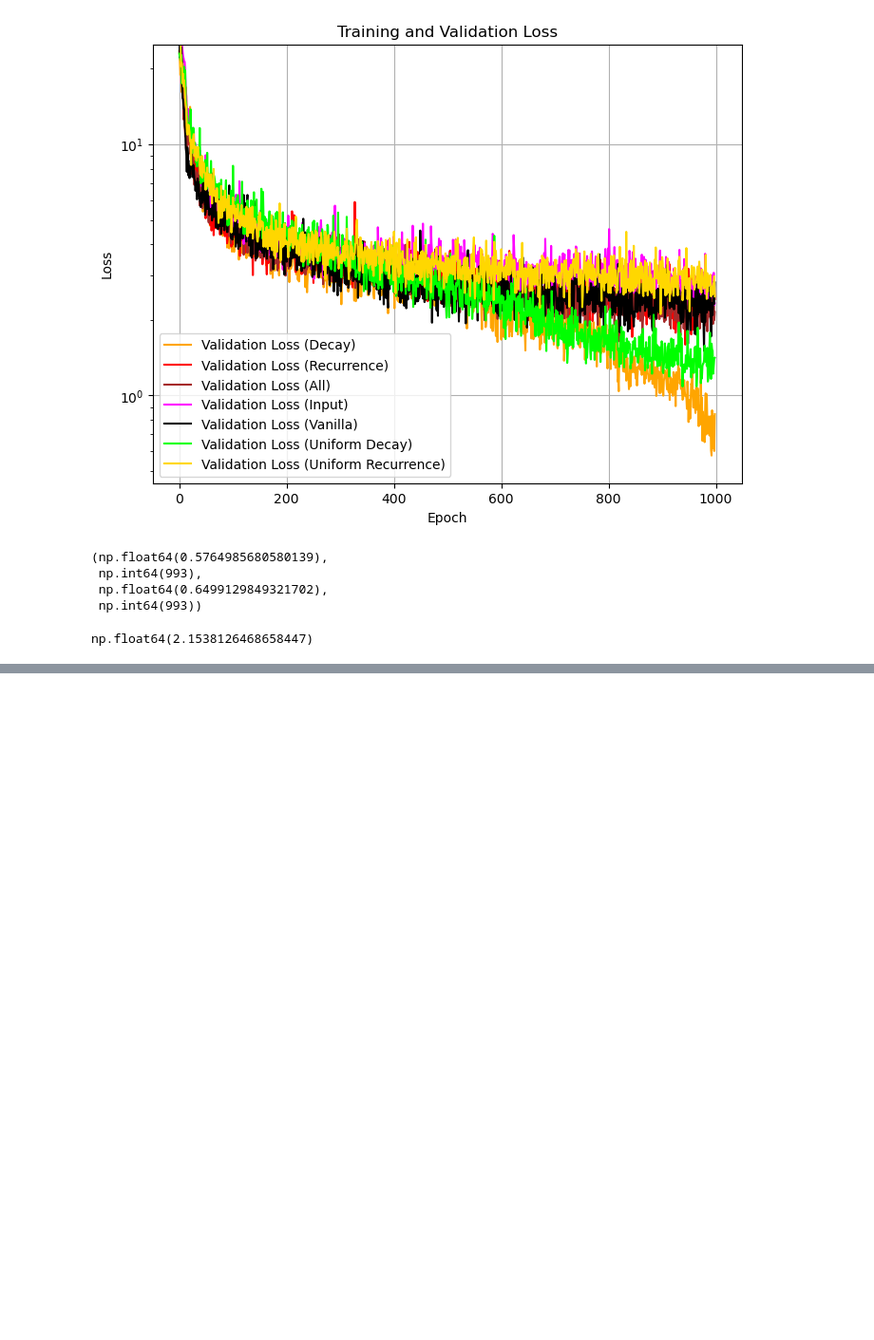
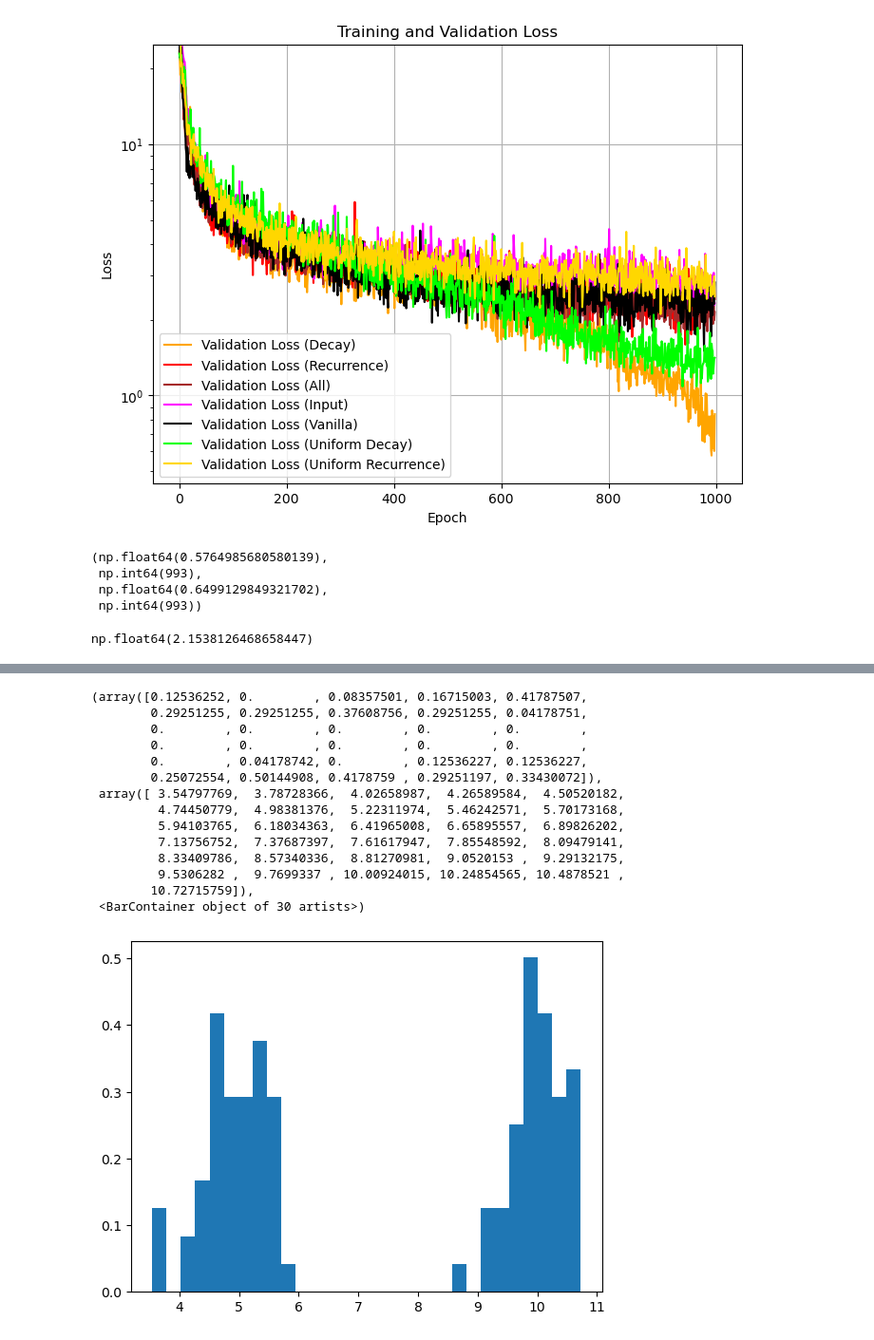
Before and after one commit to ahiggs13/timescale_RNN, a Jupyter notebook: test.ipynb, the cells around one changed output, grey strips where cells are left out. Shown at 95% size. Drawn from its saved outputs; the diff is of its cells as text; code cells hidden in the pictures; blank space fills up the shorter version.

```diff
--- a/test.ipynb
+++ b/test.ipynb
@@ -172,0 +221,18 @@ np.float64(2.1538126468658447)
+# %%
+plt.hist(dist, bins=30, density=True)
+# %% [output]
+(array([0.12536252, 0.        , 0.08357501, 0.16715003, 0.41787507,
+        0.29251255, 0.29251255, 0.37608756, 0.29251255, 0.04178751,
+        0.        , 0.        , 0.        , 0.        , 0.        ,
+        0.        , 0.        , 0.        , 0.        , 0.        ,
+        0.        , 0.04178742, 0.        , 0.12536227, 0.12536227,
+        0.25072554, 0.50144908, 0.4178759 , 0.29251197, 0.33430072]),
+ array([ 3.54797769,  3.78728366,  4.02658987,  4.26589584,  4.50520182,
+         4.74450779,  4.98381376,  5.22311974,  5.46242571,  5.70173168,
+         5.94103765,  6.18034363,  6.41965008,  6.65895557,  6.89826202,
+         7.13756752,  7.37687397,  7.61617947,  7.85548592,  8.09479141,
+         8.33409786,  8.57340336,  8.81270981,  9.0520153 ,  9.29132175,
+         9.5306282 ,  9.7699337 , 10.00924015, 10.24854565, 10.4878521 ,
+        10.72715759]),
+ <BarContainer object of 30 artists>)
+[figure, added]
```
Also changed, not shown: parts of 3 cells of this notebook, 2 other files.
